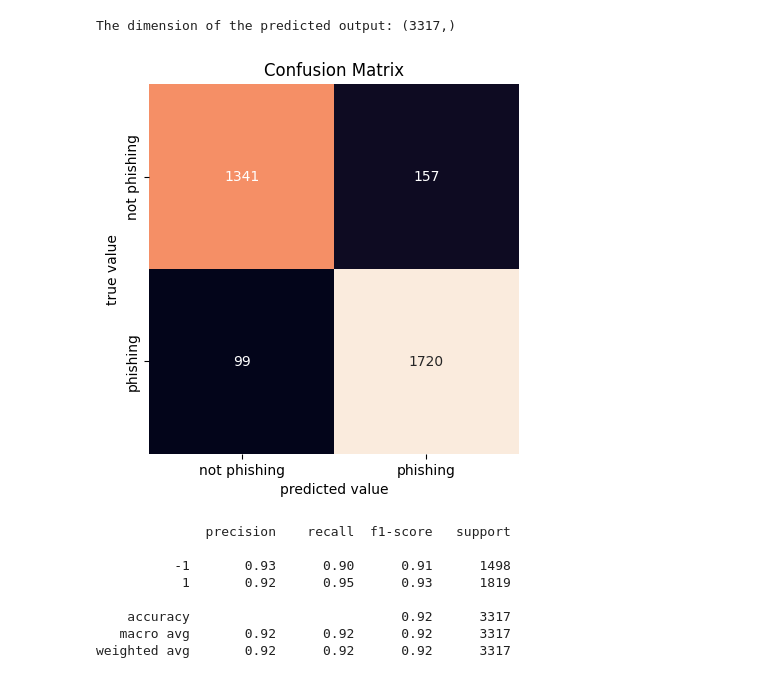
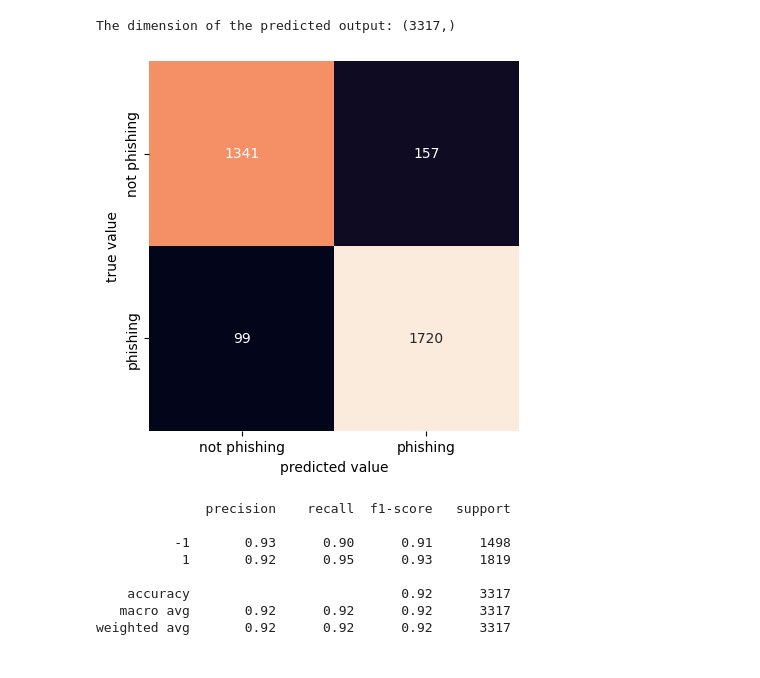
Before and after one commit to AnthonyKelly8/engg680_2024_fall, a Jupyter notebook: Lab_Assignment3/Assignment3.ipynb, the cells around one changed output. Drawn from its saved outputs; the diff is of its cells as text; code cells hidden in the pictures.

```diff
--- a/Lab_Assignment3/Assignment3.ipynb
+++ b/Lab_Assignment3/Assignment3.ipynb
@@ -612,43 +608,25 @@ In this section, print the confusion matrix and the classification report to inv
 # TO DO: Retrieve target vector and predicted values for testing set using full dataset and print the dimension of the predicted output (2 mark)
 # Note: 70% training set, 30% testing set
 
-y = y.ravel()
+y_pred = model.predict(X_test)
 
-X_train, X_test, y_train, y_test = train_test_split(X, y, test_size=0.3, random_state=0)
-
-model = LogisticRegression(max_iter=2000, random_state=0)
-model.fit(X_train, y_train)
-
-y_pred_test = model.predict(X_test)
-
-print(f"The dimension of the predicted output: {y_pred_test.shape}")
+print(f"The dimension of the predicted output: {y_pred.shape}")
 # %% [output]
 The dimension of the predicted output: (3317,)
 # %%
+import seaborn as sns
+
 # TO DO: Calculate confusion matrix (2 marks) : conf_mat
+from sklearn.metrics import confusion_matrix
+conf_mat = confusion_matrix(y_test, y_pred)
 
 # Below code prints confusion matrix using a heatmap
-
-#importing libraries
-import seaborn as sns
-import matplotlib.pyplot as plt
-from sklearn.metrics import confusion_matrix
-
-#setting confusion matrix based on y_test and y_pred_test
-conf_mat = confusion_matrix(y_test, y_pred_test)
-
-#generating confusion matrix using a heatmap
 sns.heatmap(conf_mat, xticklabels=['not phishing', 'phishing'],  yticklabels=['not phishing', 'phishing'], square=True, annot=True, cbar=False, fmt='d')
-
-#labeling plot
 plt.xlabel('predicted value')
 plt.ylabel('true value')
-plt.title('Confusion Matrix')
-
-#showing plot
 plt.show()
 # %% [output]
-[figure, old version]
+[figure, new version]
 # %%
 # TO DO: Print classification report (2 marks)
 
```
Also changed, not shown: parts of 5 cells of this notebook.
